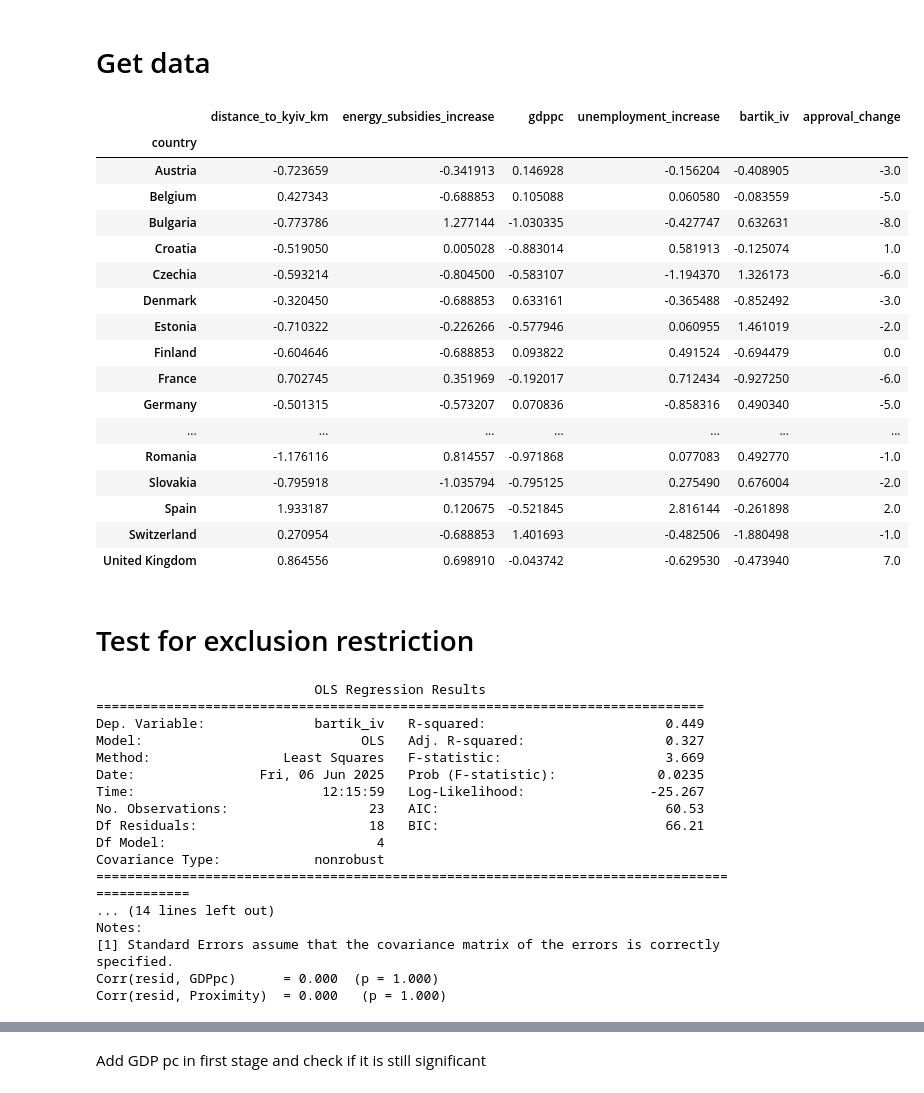
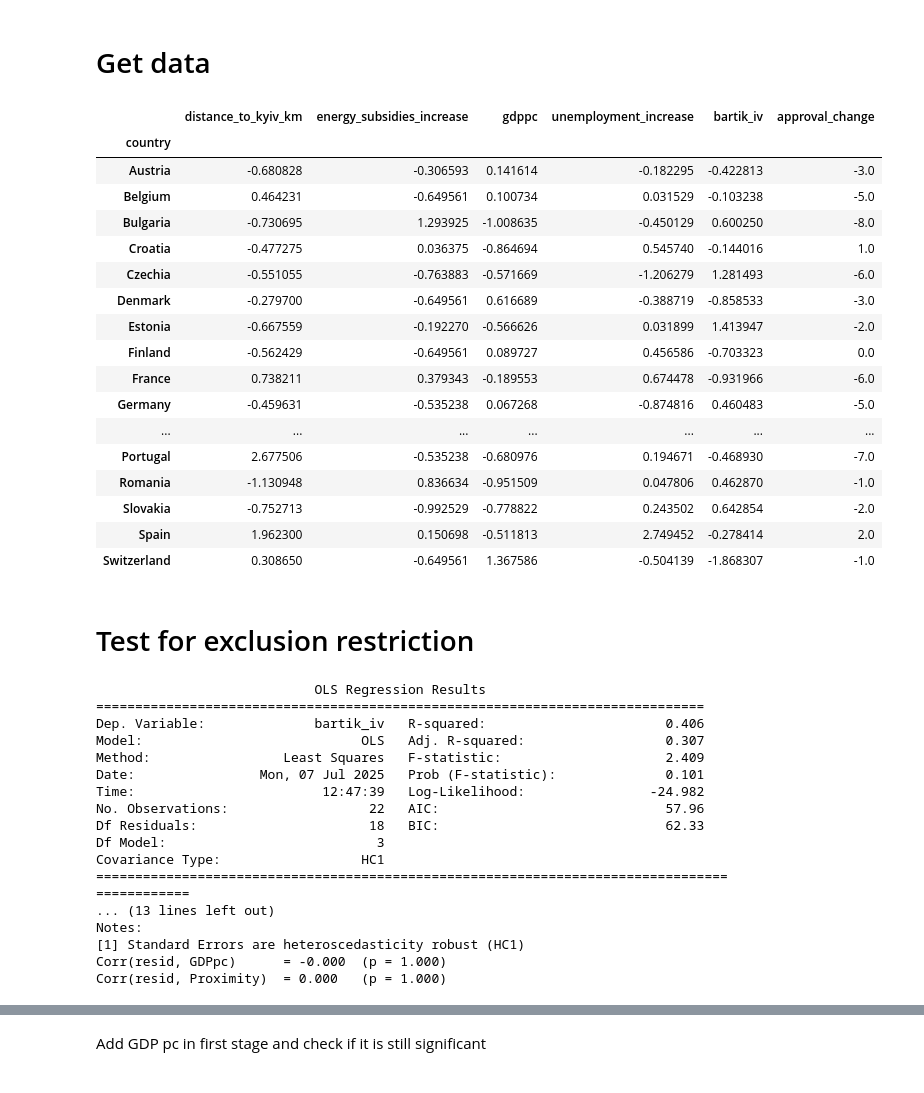
Before and after one commit to JeanLucaSchindler/CAPSTONE, a Jupyter notebook: test_design/IV_Tests.ipynb, the cells around one changed output, grey strips where cells are left out. Cells and saved outputs as stored; diff of their text form; code cells hidden in the pictures.

Commit message:
robusted std errors

```diff
--- a/test_design/IV_Tests.ipynb
+++ b/test_design/IV_Tests.ipynb
@@ -11,12 +11,10 @@ import matplotlib.pyplot as plt
 import seaborn as sns
 
 # %%
-europe_or_nearby = ['Austria', 'Belarus', 'Belgium', 'Bulgaria', 'Croatia', 'Czechia',
-       'Denmark', 'Estonia', 'Finland', 'France', 'Germany', 'Greece',
-       'Hungary', 'Ireland', 'Italy', 'Luxembourg', 'Netherlands',
-       'North Macedonia', 'Norway', 'Poland', 'Portugal', 'Romania',
-       'Slovakia', 'Slovenia', 'Spain', 'Sweden', 'Switzerland',
-       'United Kingdom']
+europe_or_nearby = ['Austria', 'Belgium', 'Bulgaria', 'Croatia', 'Czechia', 'Denmark',
+       'Estonia', 'Finland', 'France', 'Germany', 'Greece', 'Hungary',
+       'Ireland', 'Luxembourg', 'Netherlands', 'Norway', 'Poland', 'Portugal',
+       'Romania', 'Slovakia', 'Spain', 'Switzerland']
 
 # %%
 distance = pd.read_csv('data/controls/distance.csv', index_col=0)
@@ -67,49 +65,49 @@ def compute_approval_change(start_date, end_date):
     merged['approval_change'] = merged['approval_end'] - merged['approval_start']
 
     return merged[['country', 'approval_change']]
 
 approval_change = compute_approval_change('2022-06-01', '2022-12-01').dropna()
 
 # %%
 approval_change.index = approval_change['country']
 approval_change = approval_change[['approval_change']]
 
 # %% [markdown]
 # ### Merge all together
 
 # %%
 # merge all controls into one DataFrame
 dataset = distance.join(subsidies).join(gdppc).join(unemployment).join(bartik).join(approval_change) # . join(urss)
 
 # %%
 dataset.dropna(inplace=True)
 
 # %%
 # normalize the controls exept for the approval change and ex_urss_influenced
 for col in dataset.columns:
     if col not in ['approval_change']:
         dataset[col] = (dataset[col] - dataset[col].mean()) / dataset[col].std()
 
 dataset
 # %% [output]
 |  | distance_to_kyiv_km | energy_subsidies_increase | gdppc | unemployment_increase | bartik_iv | approval_change |
 | country |  |  |  |  |  |  |
-| Austria | -0.723659 | -0.341913 | 0.146928 | -0.156204 | -0.408905 | -3.0 |
-| Belgium | 0.427343 | -0.688853 | 0.105088 | 0.060580 | -0.083559 | -5.0 |
-| Bulgaria | -0.773786 | 1.277144 | -1.030335 | -0.427747 | 0.632631 | -8.0 |
-| Croatia | -0.519050 | 0.005028 | -0.883014 | 0.581913 | -0.125074 | 1.0 |
-| Czechia | -0.593214 | -0.804500 | -0.583107 | -1.194370 | 1.326173 | -6.0 |
-| Denmark | -0.320450 | -0.688853 | 0.633161 | -0.365488 | -0.852492 | -3.0 |
-| Estonia | -0.710322 | -0.226266 | -0.577946 | 0.060955 | 1.461019 | -2.0 |
-| Finland | -0.604646 | -0.688853 | 0.093822 | 0.491524 | -0.694479 | 0.0 |
-| France | 0.702745 | 0.351969 | -0.192017 | 0.712434 | -0.927250 | -6.0 |
-| Germany | -0.501315 | -0.573207 | 0.070836 | -0.858316 | 0.490340 | -5.0 |
+| Austria | -0.680828 | -0.306593 | 0.141614 | -0.182295 | -0.422813 | -3.0 |
+| Belgium | 0.464231 | -0.649561 | 0.100734 | 0.031529 | -0.103238 | -5.0 |
+| Bulgaria | -0.730695 | 1.293925 | -1.008635 | -0.450129 | 0.600250 | -8.0 |
+| Croatia | -0.477275 | 0.036375 | -0.864694 | 0.545740 | -0.144016 | 1.0 |
+| Czechia | -0.551055 | -0.763883 | -0.571669 | -1.206279 | 1.281493 | -6.0 |
+| Denmark | -0.279700 | -0.649561 | 0.616689 | -0.388719 | -0.858533 | -3.0 |
+| Estonia | -0.667559 | -0.192270 | -0.566626 | 0.031899 | 1.413947 | -2.0 |
+| Finland | -0.562429 | -0.649561 | 0.089727 | 0.456586 | -0.703323 | 0.0 |
+| France | 0.738211 | 0.379343 | -0.189553 | 0.674478 | -0.931966 | -6.0 |
+| Germany | -0.459631 | -0.535238 | 0.067268 | -0.874816 | 0.460483 | -5.0 |
 | ... | ... | ... | ... | ... | ... | ... |
-| Romania | -1.176116 | 0.814557 | -0.971868 | 0.077083 | 0.492770 | -1.0 |
-| Slovakia | -0.795918 | -1.035794 | -0.795125 | 0.275490 | 0.676004 | -2.0 |
-| Spain | 1.933187 | 0.120675 | -0.521845 | 2.816144 | -0.261898 | 2.0 |
-| Switzerland | 0.270954 | -0.688853 | 1.401693 | -0.482506 | -1.880498 | -1.0 |
-| United Kingdom | 0.864556 | 0.698910 | -0.043742 | -0.629530 | -0.473940 | 7.0 |
+| Portugal | 2.677506 | -0.535238 | -0.680976 | 0.194671 | -0.468930 | -7.0 |
+| Romania | -1.130948 | 0.836634 | -0.951509 | 0.047806 | 0.462870 | -1.0 |
+| Slovakia | -0.752713 | -0.992529 | -0.778822 | 0.243502 | 0.642854 | -2.0 |
+| Spain | 1.962300 | 0.150698 | -0.511813 | 2.749452 | -0.278414 | 2.0 |
+| Switzerland | 0.308650 | -0.649561 | 1.367586 | -0.504139 | -1.868307 | -1.0 |
 # %% [markdown]
 # Test for exclusion restriction
 # %%
@@ -123,7 +121,6 @@ controls = [
     'distance_to_kyiv_km',      # proximity proxy
     'gdppc',                    # GDP per capita
     'energy_subsidies_increase',
-    'unemployment_increase'
     # add other controls you want to partial-out here
 ]
 
@@ -131,7 +128,7 @@ X = dataset[controls]
 X = sm.add_constant(X)          # adds an intercept
 y = dataset['bartik_iv']        # the instrument
 
-first_stage = sm.OLS(y, X).fit()
+first_stage = sm.OLS(y, X).fit(cov_type='HC1')
 print(first_stage.summary())    # optional: inspect coefficients
 
 # -------------------------------------------------
@@ -151,20 +148,20 @@ print(f"Corr(resid, Proximity)  = {corr_prox:.3f}   (p = {pval_prox:.3f})")
 # %% [output]
                             OLS Regression Results
 ==============================================================================
-Dep. Variable:              bartik_iv   R-squared:                       0.449
-Model:                            OLS   Adj. R-squared:                  0.327
-Method:                 Least Squares   F-statistic:                     3.669
-Date:                Fri, 06 Jun 2025   Prob (F-statistic):             0.0235
-Time:                        12:15:59   Log-Likelihood:                -25.267
-No. Observations:                  23   AIC:                             60.53
-Df Residuals:                      18   BIC:                             66.21
-Df Model:                           4
-Covariance Type:            nonrobust
+Dep. Variable:              bartik_iv   R-squared:                       0.406
+Model:                            OLS   Adj. R-squared:                  0.307
+Method:                 Least Squares   F-statistic:                     2.409
+Date:                Mon, 07 Jul 2025   Prob (F-statistic):              0.101
+Time:                        12:47:39   Log-Likelihood:                -24.982
+No. Observations:                  22   AIC:                             57.96
+Df Residuals:                      18   BIC:                             62.33
+Df Model:                           3
+Covariance Type:                  HC1
 =============================================================================================
-... (14 lines left out)
+... (13 lines left out)
 Notes:
-[1] Standard Errors assume that the covariance matrix of the errors is correctly specified.
-Corr(resid, GDPpc)      = 0.000  (p = 1.000)
+[1] Standard Errors are heteroscedasticity robust (HC1)
+Corr(resid, GDPpc)      = -0.000  (p = 1.000)
 Corr(resid, Proximity)  = 0.000   (p = 1.000)
 # %%
 import statsmodels.api as sm
```
Also changed, not shown: parts of 2 cells of this notebook, 2 other files.
